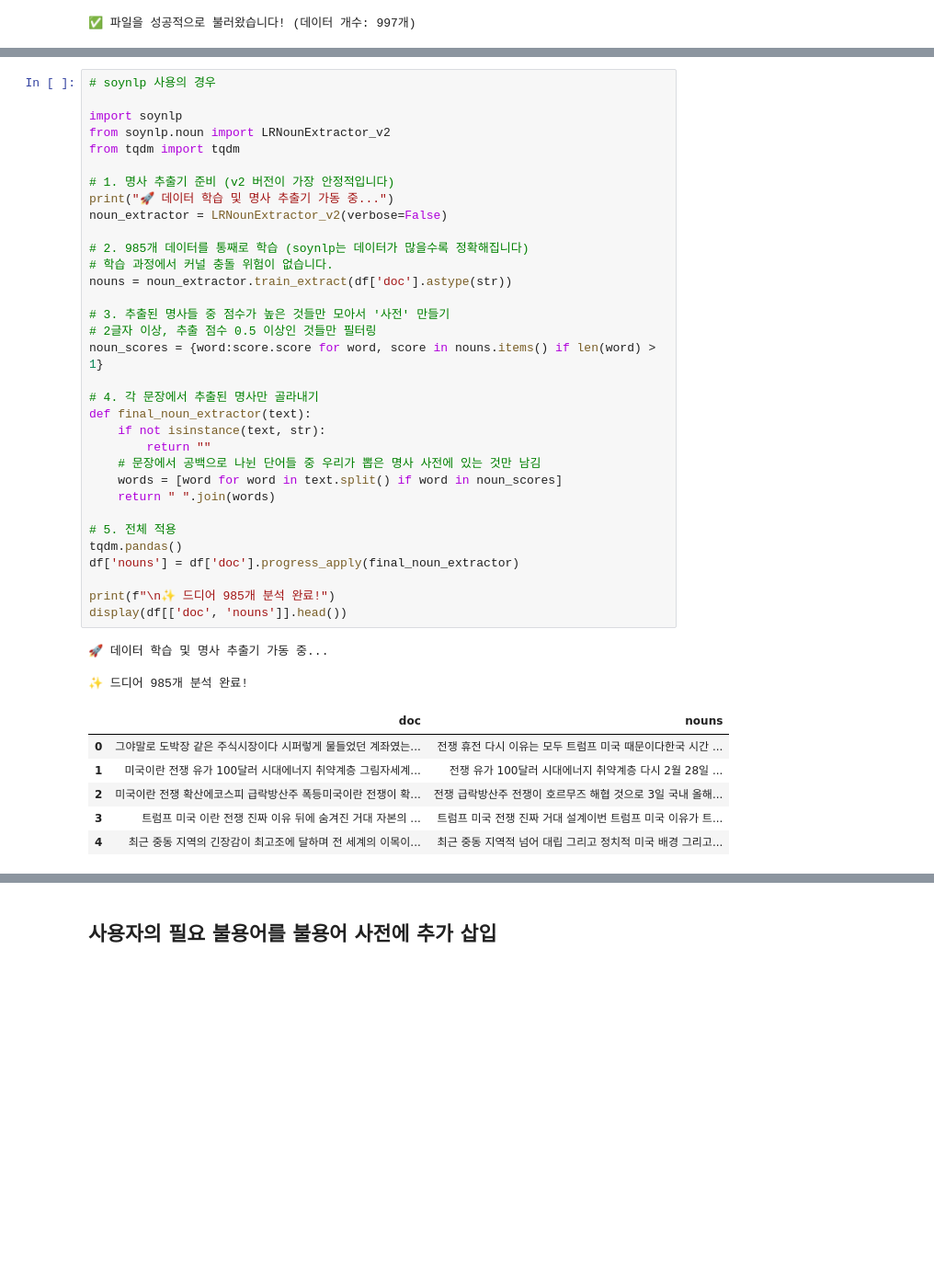
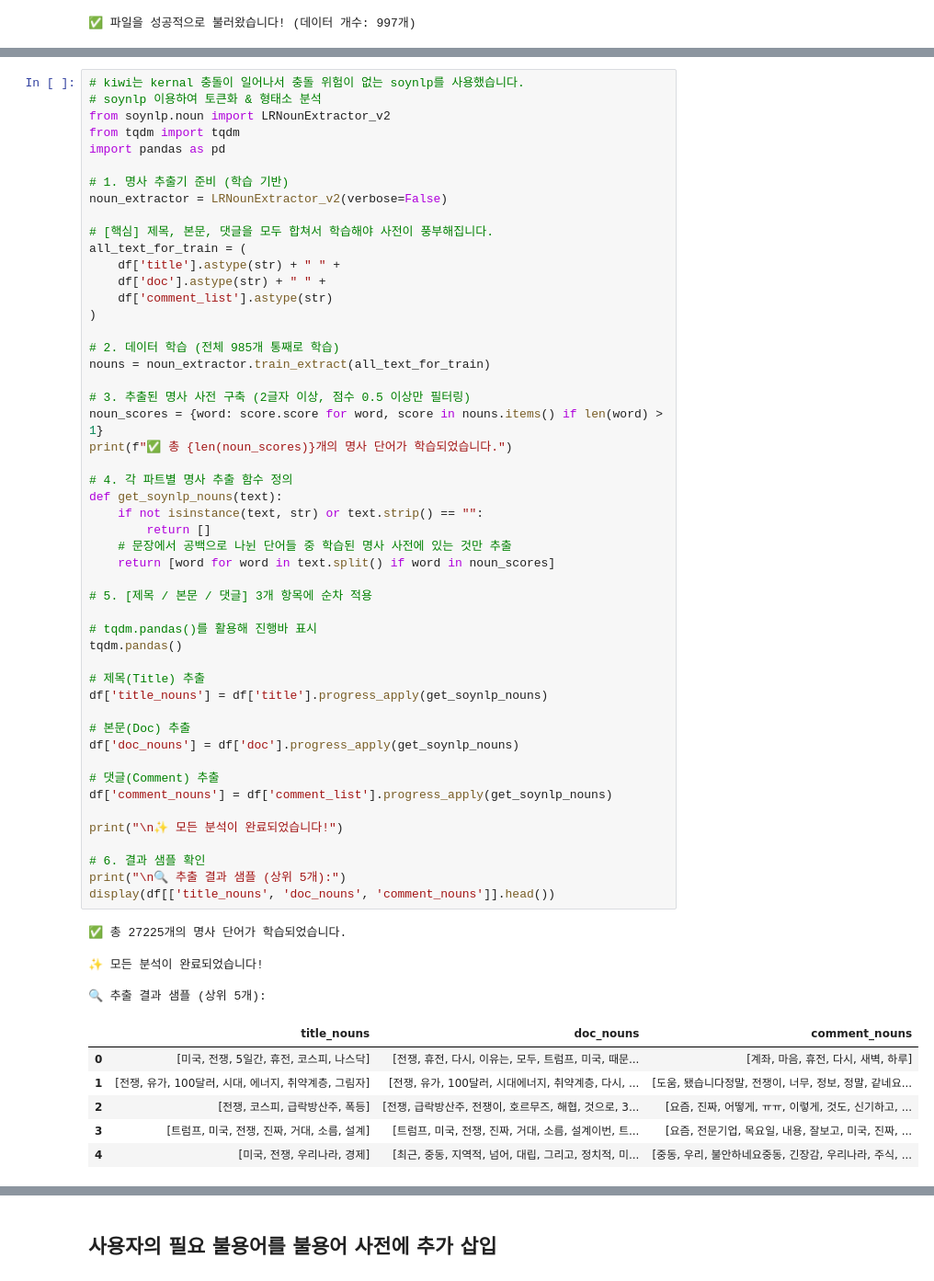
Before and after one commit to taehatae/Crawling_practice, a Jupyter notebook: 4주차과제/4주차_blogcrawlingcode_황태하.ipynb, the cells around one changed output, grey strips where cells are left out. Shown at 92% size. Cells and saved outputs as stored; diff of their text form; blank space fills up the shorter version.

Commit message:
kiwi 커널 충돌로 인한 soynlp사용, 결측값 제거, 형태소 분석 및 토큰화, 불용어 처리 완료, 최종 저장 파일까지 add

```diff
--- a/4주차과제/4주차_blogcrawlingcode_황태하.ipynb
+++ b/4주차과제/4주차_blogcrawlingcode_황태하.ipynb
@@ -794,44 +789,63 @@ display(df.head())
 | 3 | 트럼프 미국 이란 전쟁 진짜 이유 뒤에 숨겨진 거대 자본의 ... | https://blog.naver.com/abcde10/22... | 트럼프 미국 이란 전쟁 진짜 이유 뒤에 숨겨진 거대 자본의 ... | 28 | 4 | 요즘 이슈를 날카롭게 짚어주셨네요안녕하세요에어컨청소 전문기업... | 8 | 0 | naver | blog |
 | 4 | 미국 이란 전쟁 이유 우리나라 경제 주가에 미치는 영향은 | https://blog.naver.com/kimgr1010/... | 최근 중동 지역의 긴장감이 최고조에 달하며 전 세계의 이목이... | 43 | 4 | 중동 긴장감이 심상치 않아 걱정이었는데 우리 경제에 미칠 영... | 6 | 0 | naver | blog |
 # %%
-# soynlp 사용의 경우
-
-import soynlp
+# kiwi는 kernal 충돌이 일어나서 충돌 위험이 없는 soynlp를 사용했습니다.
+# soynlp 이용하여 토큰화 & 형태소 분석
 from soynlp.noun import LRNounExtractor_v2
 from tqdm import tqdm
+import pandas as pd
 
-# 1. 명사 추출기 준비 (v2 버전이 가장 안정적입니다)
-print("🚀 데이터 학습 및 명사 추출기 가동 중...")
+# 1. 명사 추출기 준비 (학습 기반)
 noun_extractor = LRNounExtractor_v2(verbose=False)
 
-# 2. 985개 데이터를 통째로 학습 (soynlp는 데이터가 많을수록 정확해집니다)
-# 학습 과정에서 커널 충돌 위험이 없습니다.
-nouns = noun_extractor.train_extract(df['doc'].astype(str))
+# [핵심] 제목, 본문, 댓글을 모두 합쳐서 학습해야 사전이 풍부해집니다.
+all_text_for_train = (
+    df['title'].astype(str) + " " +
+    df['doc'].astype(str) + " " +
+    df['comment_list'].astype(str)
+)
 
-# 3. 추출된 명사들 중 점수가 높은 것들만 모아서 '사전' 만들기
-# 2글자 이상, 추출 점수 0.5 이상인 것들만 필터링
-noun_scores = {word:score.score for word, score in nouns.items() if len(word) > 1}
+# 2. 데이터 학습 (전체 985개 통째로 학습)
+nouns = noun_extractor.train_extract(all_text_for_train)
 
-# 4. 각 문장에서 추출된 명사만 골라내기
-def final_noun_extractor(text):
-    if not isinstance(text, str):
-        return ""
-    # 문장에서 공백으로 나뉜 단어들 중 우리가 뽑은 명사 사전에 있는 것만 남김
-    words = [word for word in text.split() if word in noun_scores]
-    return " ".join(words)
+# 3. 추출된 명사 사전 구축 (2글자 이상, 점수 0.5 이상만 필터링)
+noun_scores = {word: score.score for word, score in nouns.items() if len(word) > 1}
+print(f"✅ 총 {len(noun_scores)}개의 명사 단어가 학습되었습니다.")
 
-# 5. 전체 적용
+# 4. 각 파트별 명사 추출 함수 정의
+def get_soynlp_nouns(text):
+    if not isinstance(text, str) or text.strip() == "":
+        return []
+    # 문장에서 공백으로 나뉜 단어들 중 학습된 명사 사전에 있는 것만 추출
+    return [word for word in text.split() if word in noun_scores]
+
+# 5. [제목 / 본문 / 댓글] 3개 항목에 순차 적용
+
+# tqdm.pandas()를 활용해 진행바 표시
 tqdm.pandas()
-df['nouns'] = df['doc'].progress_apply(final_noun_extractor)
 
-print(f"\n✨ 드디어 985개 분석 완료!")
-display(df[['doc', 'nouns']].head())
+# 제목(Title) 추출
+df['title_nouns'] = df['title'].progress_apply(get_soynlp_nouns)
+
+# 본문(Doc) 추출
+df['doc_nouns'] = df['doc'].progress_apply(get_soynlp_nouns)
+
+# 댓글(Comment) 추출
+df['comment_nouns'] = df['comment_list'].progress_apply(get_soynlp_nouns)
+
+print("\n✨ 모든 분석이 완료되었습니다!")
+
+# 6. 결과 샘플 확인
+print("\n🔍 추출 결과 샘플 (상위 5개):")
+display(df[['title_nouns', 'doc_nouns', 'comment_nouns']].head())
 # %% [output]
-🚀 데이터 학습 및 명사 추출기 가동 중...
+✅ 총 27225개의 명사 단어가 학습되었습니다.
-✨ 드디어 985개 분석 완료!
+✨ 모든 분석이 완료되었습니다!
+
+🔍 추출 결과 샘플 (상위 5개):
-|  | doc | nouns |
-| 0 | 그야말로 도박장 같은 주식시장이다 시퍼렇게 물들었던 계좌였는... | 전쟁 휴전 다시 이유는 모두 트럼프 미국 때문이다한국 시간 ... |
-| 1 | 미국이란 전쟁 유가 100달러 시대에너지 취약계층 그림자세계... | 전쟁 유가 100달러 시대에너지 취약계층 다시 2월 28일 ... |
-| 2 | 미국이란 전쟁 확산에코스피 급락방산주 폭등미국이란 전쟁이 확... | 전쟁 급락방산주 전쟁이 호르무즈 해협 것으로 3일 국내 올해... |
-| 3 | 트럼프 미국 이란 전쟁 진짜 이유 뒤에 숨겨진 거대 자본의 ... | 트럼프 미국 전쟁 진짜 거대 설계이번 트럼프 미국 이유가 트... |
-| 4 | 최근 중동 지역의 긴장감이 최고조에 달하며 전 세계의 이목이... | 최근 중동 지역적 넘어 대립 그리고 정치적 미국 배경 그리고... |
+|  | title_nouns | doc_nouns | comment_nouns |
+| 0 | [미국, 전쟁, 5일간, 휴전, 코스피, 나스닥] | [전쟁, 휴전, 다시, 이유는, 모두, 트럼프, 미국, 때문... | [계좌, 마음, 휴전, 다시, 새벽, 하루] |
+| 1 | [전쟁, 유가, 100달러, 시대, 에너지, 취약계층, 그림자] | [전쟁, 유가, 100달러, 시대에너지, 취약계층, 다시, ... | [도움, 됐습니다정말, 전쟁이, 너무, 정보, 정말, 같네요... |
+| 2 | [전쟁, 코스피, 급락방산주, 폭등] | [전쟁, 급락방산주, 전쟁이, 호르무즈, 해협, 것으로, 3... | [요즘, 진짜, 어떻게, ㅠㅠ, 이렇게, 것도, 신기하고, ... |
+| 3 | [트럼프, 미국, 전쟁, 진짜, 거대, 소름, 설계] | [트럼프, 미국, 전쟁, 진짜, 거대, 소름, 설계이번, 트... | [요즘, 전문기업, 목요일, 내용, 잘보고, 미국, 진짜, ... |
+| 4 | [미국, 전쟁, 우리나라, 경제] | [최근, 중동, 지역적, 넘어, 대립, 그리고, 정치적, 미... | [중동, 우리, 불안하네요중동, 긴장감, 우리나라, 주식, ... |
```
Also changed, not shown: parts of 11 cells of this notebook, 2 other files.
